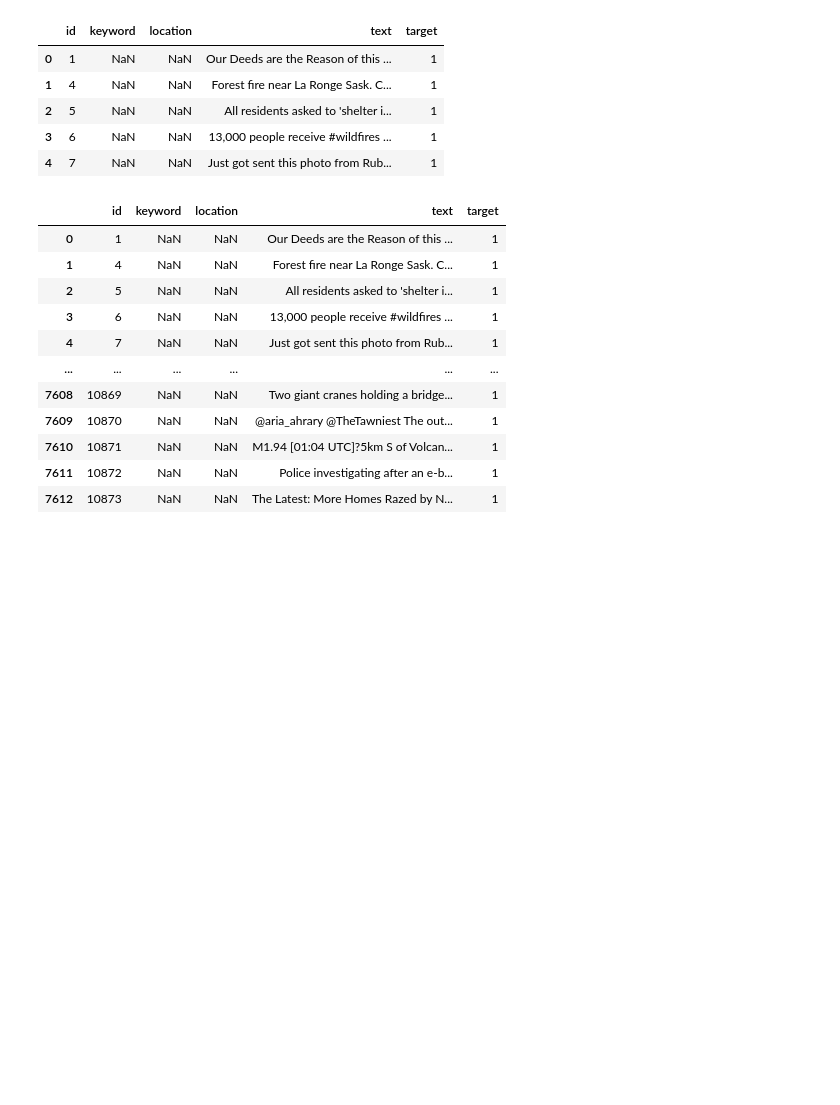
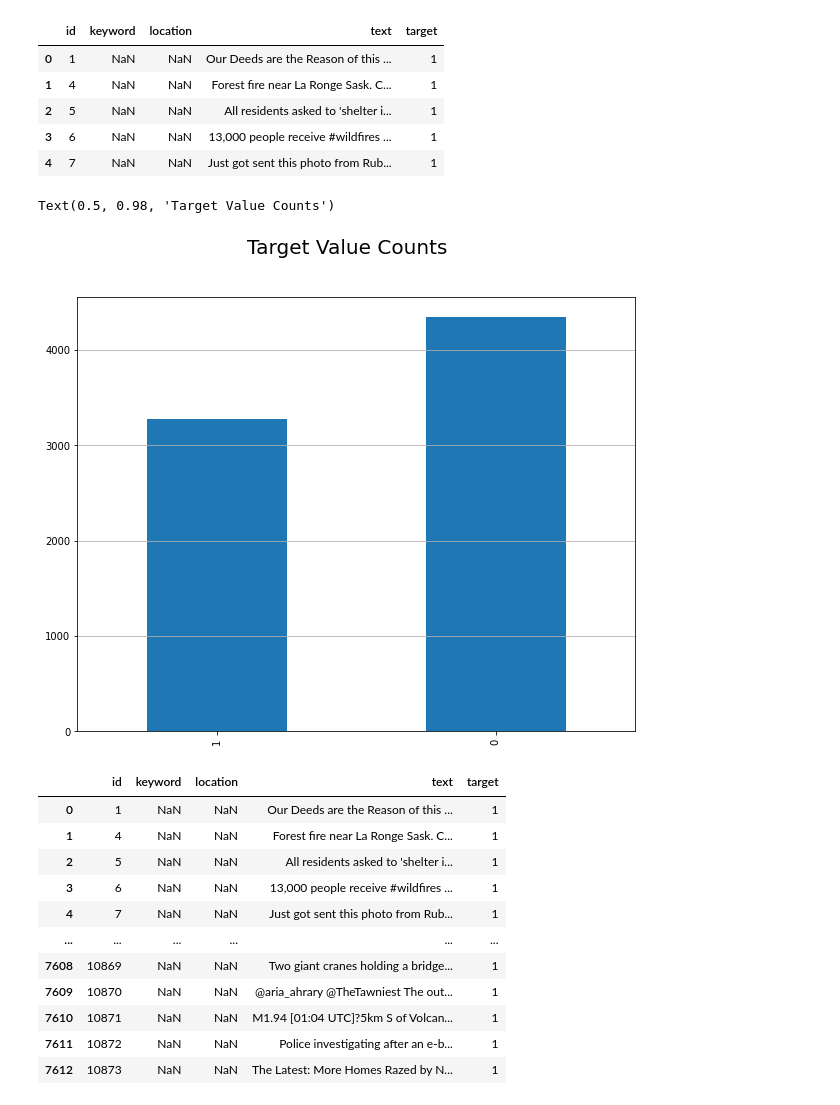
Before and after one commit to ingu627/mlflow_detect_disaster_from_tweets, a Jupyter notebook: etc(preprocess)/extract_data.ipynb, the cells around one changed output. Cells and saved outputs as stored; diff of their text form; code cells hidden in the pictures; blank space fills up the shorter version.

Commit message:
poster_image

```diff
--- a/etc(preprocess)/extract_data.ipynb
+++ b/etc(preprocess)/extract_data.ipynb
@@ -15,6 +15,16 @@ Data points count:  7613
 | 2 | 5 | NaN | NaN | All residents asked to 'shelter i... | 1 |
 | 3 | 6 | NaN | NaN | 13,000 people receive #wildfires ... | 1 |
 | 4 | 7 | NaN | NaN | Just got sent this photo from Rub... | 1 |
+# %%
+# Plotting target value counts
+plt.figure(figsize=(10,8))
+ax = raw_data['target'].value_counts().sort_values().plot(kind="bar")
+ax.grid(axis="y")
+plt.suptitle("Target Value Counts", fontsize=20)
+# plt.show()
+# %% [output]
+Text(0.5, 0.98, 'Target Value Counts')
+[figure, added]
 # %%
 data_1 = raw_data[raw_data["target"]==1]
 data_1
```
Also changed, not shown: 1 other file.
